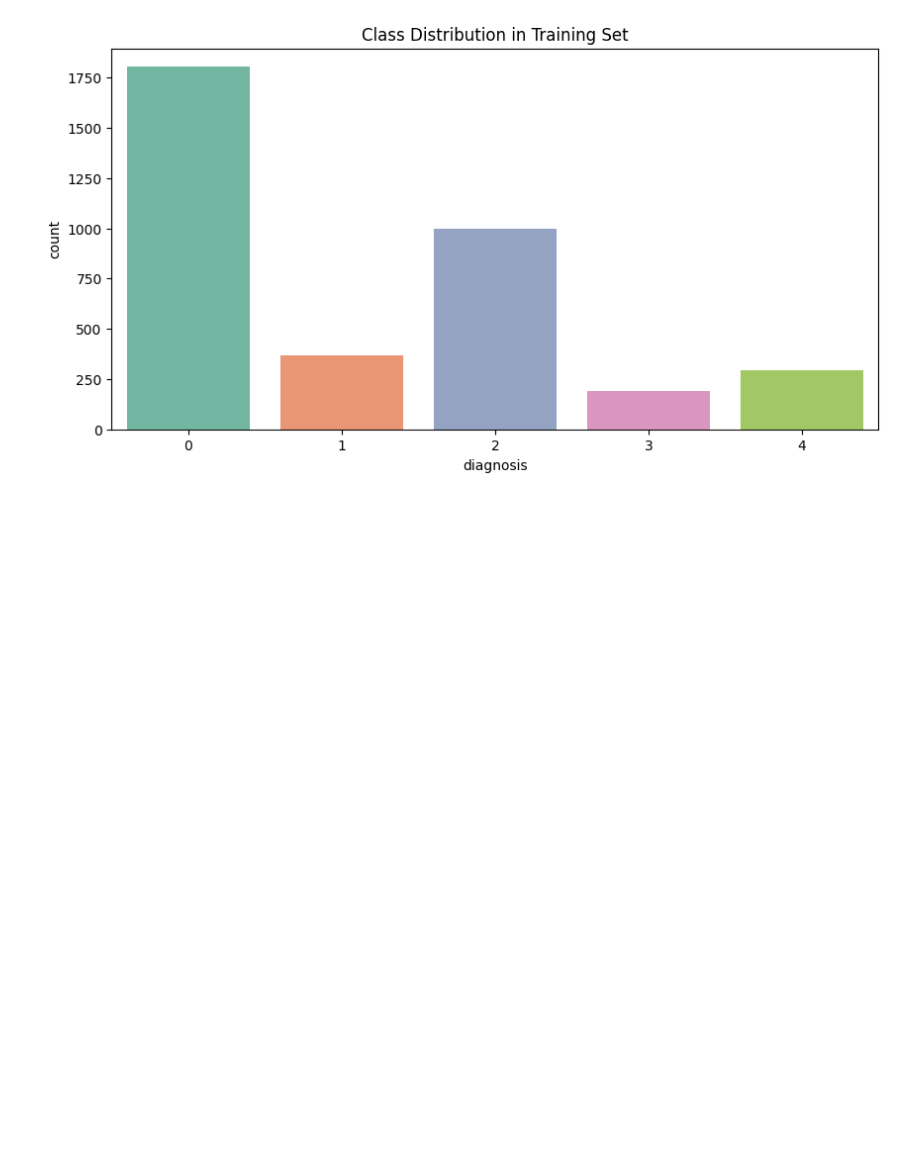
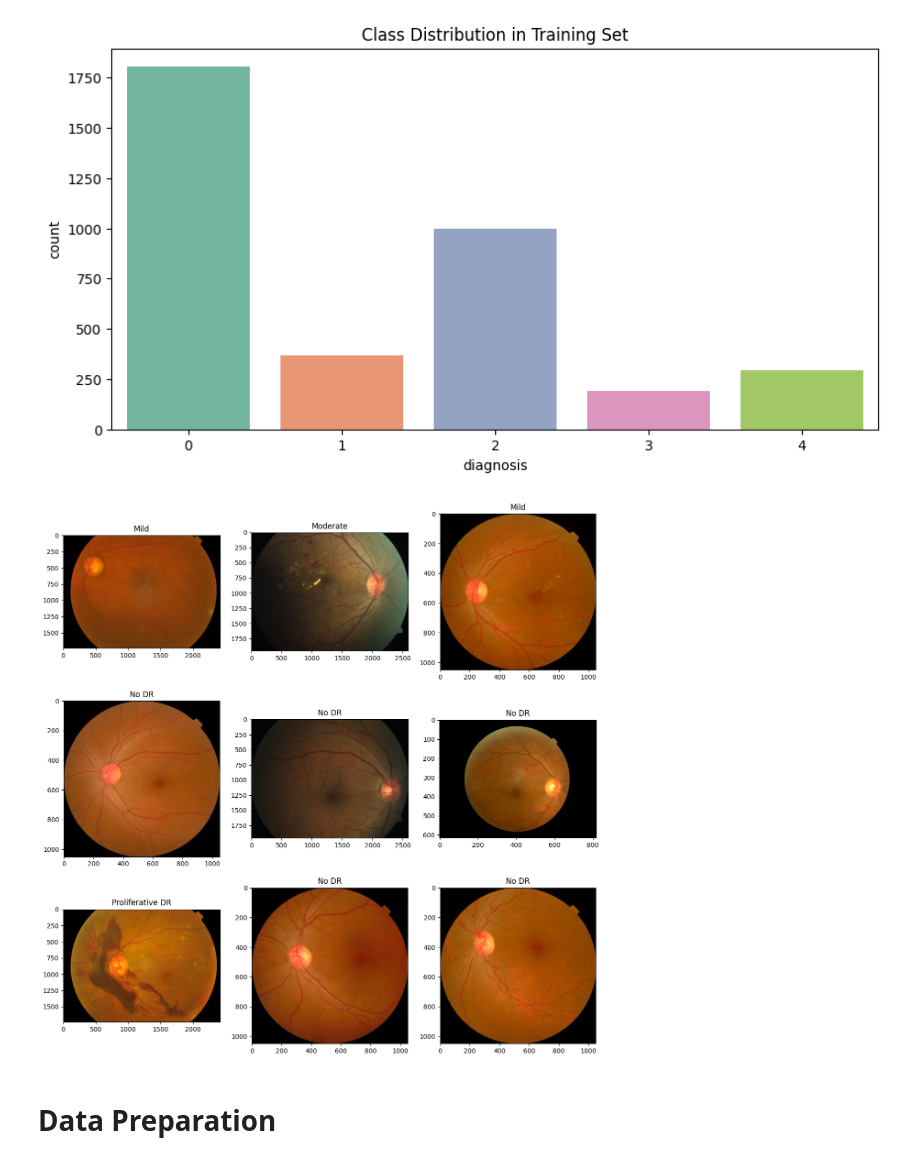
Before and after one commit to SESWAMODELSCHOOL/Early-Detection-of-Blindness-from-Retinal-Images-using-CNN, a Jupyter notebook: diabetic-retinopathy-detection.ipynb, the cells around one changed output. Cells and saved outputs as stored; diff of their text form; code cells hidden in the pictures; blank space fills up the shorter version.

Commit message:
Data preparation and exploration

```diff
--- a/diabetic-retinopathy-detection.ipynb
+++ b/diabetic-retinopathy-detection.ipynb
@@ -41,0 +65,31 @@ plt.show()
+# %%
+label_dic = {
+    "0":"No DR",
+    "1" : "Mild",
+    "2":"Moderate",
+    "3":"Severe",
+    "4":"Proliferative DR"
+}
+
+# Checking Some Samples and Their Label
+rows = 3
+cols = 3
+count = 0
+
+fig, axes = plt.subplots(nrows=rows, ncols=cols, figsize=(15,15))
+
+indx = random.sample(range(train.shape[0]), rows * cols)
+
+for i in range(rows):
+    for j in range(cols):
+        if count < len(indx):
+            img_path = "/kaggle/input/aptos2019-blindness-detection/train_images/"+train.iloc[indx[count],0]+".png"
+            img = cv2.imread(img_path)
+            img = cv2.cvtColor(img, cv2.COLOR_BGR2RGB)
+            axes[i, j].imshow(img)
+            axes[i,j].set_title(label_dic[str(train.iloc[indx[count],1])])
+            count+=1
+# %% [output]
+[figure, added]
+# %% [markdown]
+# Data Preparation
```
Also changed, not shown: parts of 9 cells of this notebook.
